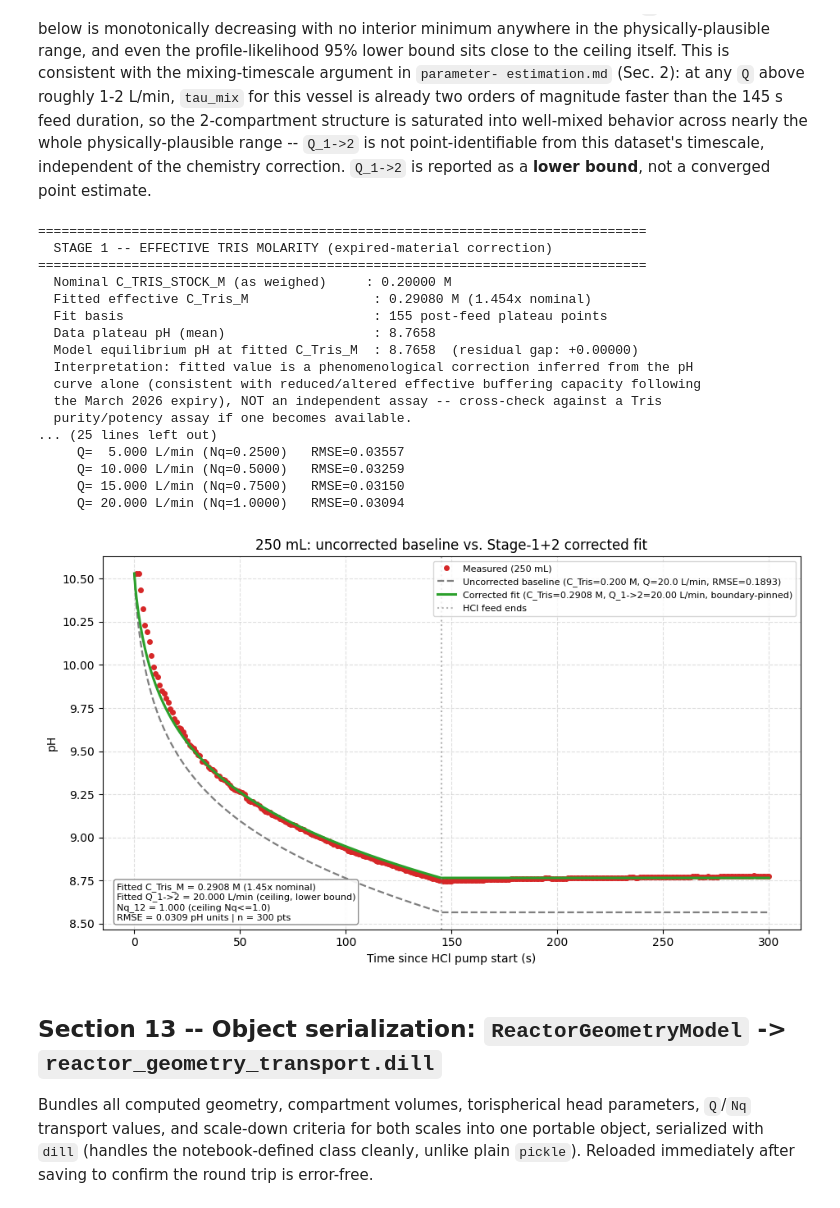
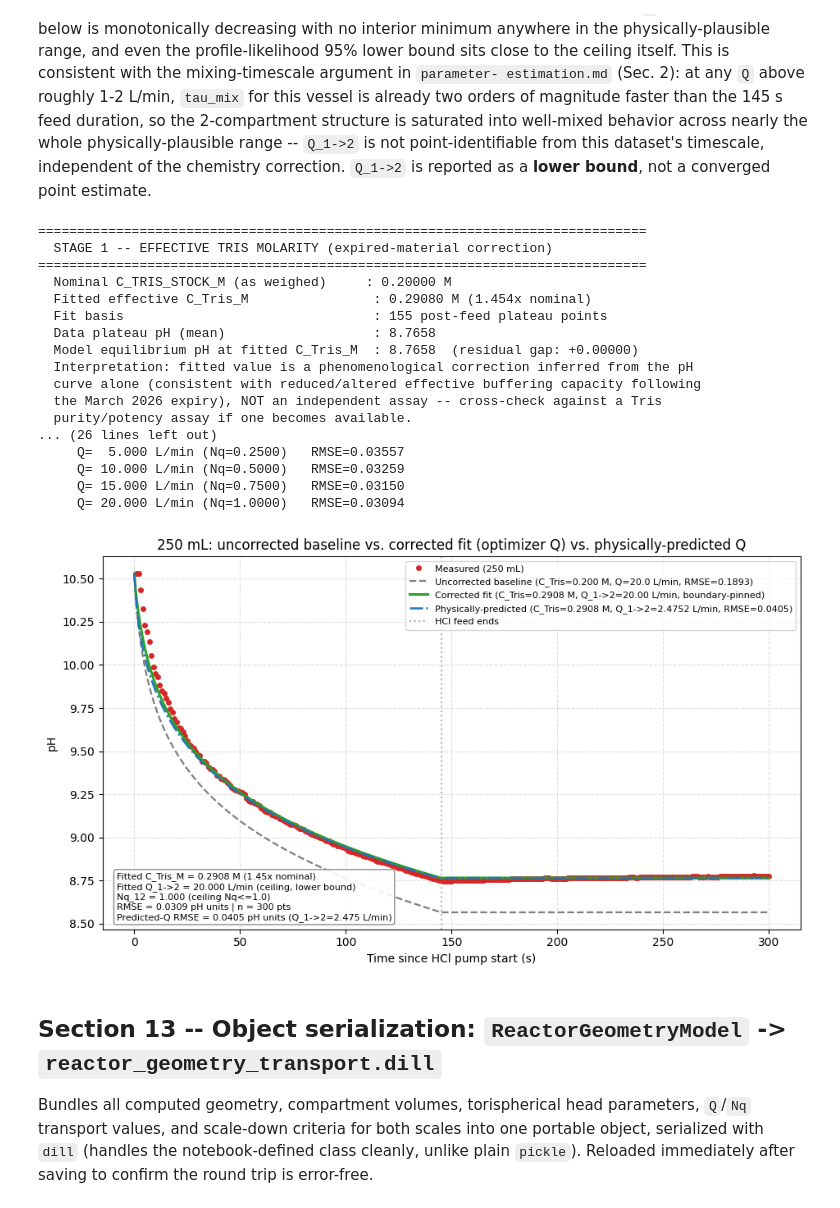
Before and after one commit to rdswan2016/myr_simulation, a Jupyter notebook: scale_down_250mL.ipynb, the cells around one changed output. Saved outputs shown, nothing was run; the diff lists cells and outputs as text; code cells hidden in the pictures.

```diff
--- a/scale_down_250mL.ipynb
+++ b/scale_down_250mL.ipynb
@@ -986,6 +986,11 @@ else:
                                              C_Tris_M=C_TRIS_STOCK_M)
     baseline_rmse = float(np.sqrt(np.mean((baseline_pH_at_data - pH_measured) ** 2)))
 
+    predicted_pH_at_data = simulate_ph_2zone(Q12_250_PREDICTED, t_seconds / 60.0, pH_measured[0],
+                                              V1_initial_250, V2_250, PUMP_RATE_250_L_MIN, T_FEED_END_250_MIN,
+                                              C_Tris_M=stage1['C_Tris_M_fit'])
+    predicted_rmse = float(np.sqrt(np.mean((predicted_pH_at_data - pH_measured) ** 2)))
+
     print()
     print("=" * 78)
     print("  STAGE 2 -- Q_1->2 REFIT WITH CORRECTED CHEMISTRY")
@@ -999,6 +1004,8 @@ else:
           f"(uncorrected chemistry baseline at the same Q: {baseline_rmse:.5f})")
     print(f"  Multi-seed range                          : {stage2['multistart_range'][0]:.3f} - "
           f"{stage2['multistart_range'][1]:.3f} L/min")
+    print(f"  Physically-predicted Q_1->2 (Nq carryover): {Q12_250_PREDICTED:.4f} L/min   "
+          f"RMSE (corrected chemistry) = {predicted_rmse:.5f} pH units")
 
     if stage2['boundary_pinned']:
         print(f"\n  >> STILL BOUNDARY-PINNED at the Nq<=1.0 ceiling, even after the chemistry correction.")
@@ -1032,6 +1039,9 @@ else:
     pH_corrected_smooth = simulate_ph_2zone(stage2['Q_fit'], t_smooth_min, pH_measured[0],
                                              V1_initial_250, V2_250, PUMP_RATE_250_L_MIN, T_FEED_END_250_MIN,
                                              C_Tris_M=stage1['C_Tris_M_fit'])
+    pH_predicted_smooth = simulate_ph_2zone(Q12_250_PREDICTED, t_smooth_min, pH_measured[0],
+                                             V1_initial_250, V2_250, PUMP_RATE_250_L_MIN, T_FEED_END_250_MIN,
+                                             C_Tris_M=stage1['C_Tris_M_fit'])
 
     fig, ax = plt.subplots(figsize=(9.5, 5.5))
     ax.plot(t_seconds, pH_measured, 'o', color='#d62728', markersize=4, label='Measured (250 mL)')
@@ -1041,10 +1051,13 @@ else:
     fit_label = (f"Corrected fit (C_Tris={stage1['C_Tris_M_fit']:.4f} M, Q_1->2={stage2['Q_fit']:.2f} L/min"
                  + (', boundary-pinned)' if stage2['boundary_pinned'] else ')'))
     ax.plot(t_smooth_min * 60, pH_corrected_smooth, '-', color='#2ca02c', linewidth=2.2, label=fit_label)
+    predicted_label = (f"Physically-predicted (C_Tris={stage1['C_Tris_M_fit']:.4f} M, "
+                        f"Q_1->2={Q12_250_PREDICTED:.4f} L/min, RMSE={predicted_rmse:.4f})")
+    ax.plot(t_smooth_min * 60, pH_predicted_smooth, '-.', color='#1f77b4', linewidth=1.8, label=predicted_label)
     ax.axvline(T_FEED_END_250_MIN * 60, color='gray', linestyle=':', alpha=0.6, label='HCl feed ends')
     ax.set_xlabel('Time since HCl pump start (s)')
     ax.set_ylabel('pH')
-    ax.set_title('250 mL: uncorrected baseline vs. Stage-1+2 corrected fit')
+    ax.set_title('250 mL: uncorrected baseline vs. corrected fit (optimizer Q) vs. physically-predicted Q')
     ax.legend(fontsize=8, loc='upper right')
     ax.grid(True, linestyle='--', alpha=0.4)
 
@@ -1053,43 +1066,46 @@ else:
         f"Fitted Q_1->2 = {stage2['Q_fit']:.3f} L/min"
         + (" (ceiling, lower bound)\n" if stage2['boundary_pinned'] else " (interior point estimate)\n")
         + f"Nq_12 = {stage2['Nq_fit']:.3f} (ceiling Nq<={NQ_MAX_LITERATURE_250})\n"
-        + f"RMSE = {stage2['rmse']:.4f} pH units | n = {len(t_seconds)} pts"
+        + f"RMSE = {stage2['rmse']:.4f} pH units | n = {len(t_seconds)} pts\n"
+        + f"Predicted-Q RMSE = {predicted_rmse:.4f} pH units (Q_1->2={Q12_250_PREDICTED:.3f} L/min)"
     )
     ax.text(0.02, 0.02, stats_text, transform=ax.transAxes, fontsize=8, va='bottom', ha='left',
             bbox=dict(boxstyle='round', facecolor='white', alpha=0.9, edgecolor='gray'))
 
     plt.tight_layout()
     plt.show()
 
     Nq_12_250_fitted = stage2['Nq_fit']
     fit_250 = dict(t_seconds=t_seconds, pH_measured=pH_measured,
                    Q_fit=stage2['Q_fit'], rmse=stage2['rmse'],
                    Q_physical_ceiling=stage2['Q_physical_ceiling'], boundary_pinned=stage2['boundary_pinned'],
                    Nq_fit=stage2['Nq_fit'], Q_lower_95=stage2['Q_lower_95'], Nq_lower_95=stage2['Nq_lower_95'],
                    multistart_range=stage2['multistart_range'],
                    C_Tris_M_fit=stage1['C_Tris_M_fit'], C_Tris_M_assumed=C_TRIS_STOCK_M,
                    stage1_pH_ceiling_at_fit=stage1['pH_ceiling_at_fit'],
                    stage1_data_plateau_pH=stage1['data_plateau_pH'],
-                   baseline_rmse_uncorrected_chemistry=baseline_rmse)
+                   baseline_rmse_uncorrected_chemistry=baseline_rmse,
+                   predicted_Q_rmse_corrected_chemistry=predicted_rmse,
+                   Q12_predicted_L_min=Q12_250_PREDICTED)
 # %% [output]
 ==============================================================================
   STAGE 1 -- EFFECTIVE TRIS MOLARITY (expired-material correction)
 ==============================================================================
   Nominal C_TRIS_STOCK_M (as weighed)     : 0.20000 M
   Fitted effective C_Tris_M                : 0.29080 M (1.454x nominal)
   Fit basis                                : 155 post-feed plateau points
   Data plateau pH (mean)                   : 8.7658
   Model equilibrium pH at fitted C_Tris_M  : 8.7658  (residual gap: +0.00000)
   Interpretation: fitted value is a phenomenological correction inferred from the pH
   curve alone (consistent with reduced/altered effective buffering capacity following
   the March 2026 expiry), NOT an independent assay -- cross-check against a Tris
   purity/potency assay if one becomes available.
-... (25 lines left out)
+... (26 lines left out)
      Q=  5.000 L/min (Nq=0.2500)   RMSE=0.03557
      Q= 10.000 L/min (Nq=0.5000)   RMSE=0.03259
      Q= 15.000 L/min (Nq=0.7500)   RMSE=0.03150
      Q= 20.000 L/min (Nq=1.0000)   RMSE=0.03094
-[figure, old version]
+[figure, new version]
 # %% [markdown]
 ## Section 13 -- Object serialization: `ReactorGeometryModel` -> `reactor_geometry_transport.dill`
 
```
Also changed, not shown: parts of 28 cells of this notebook.
